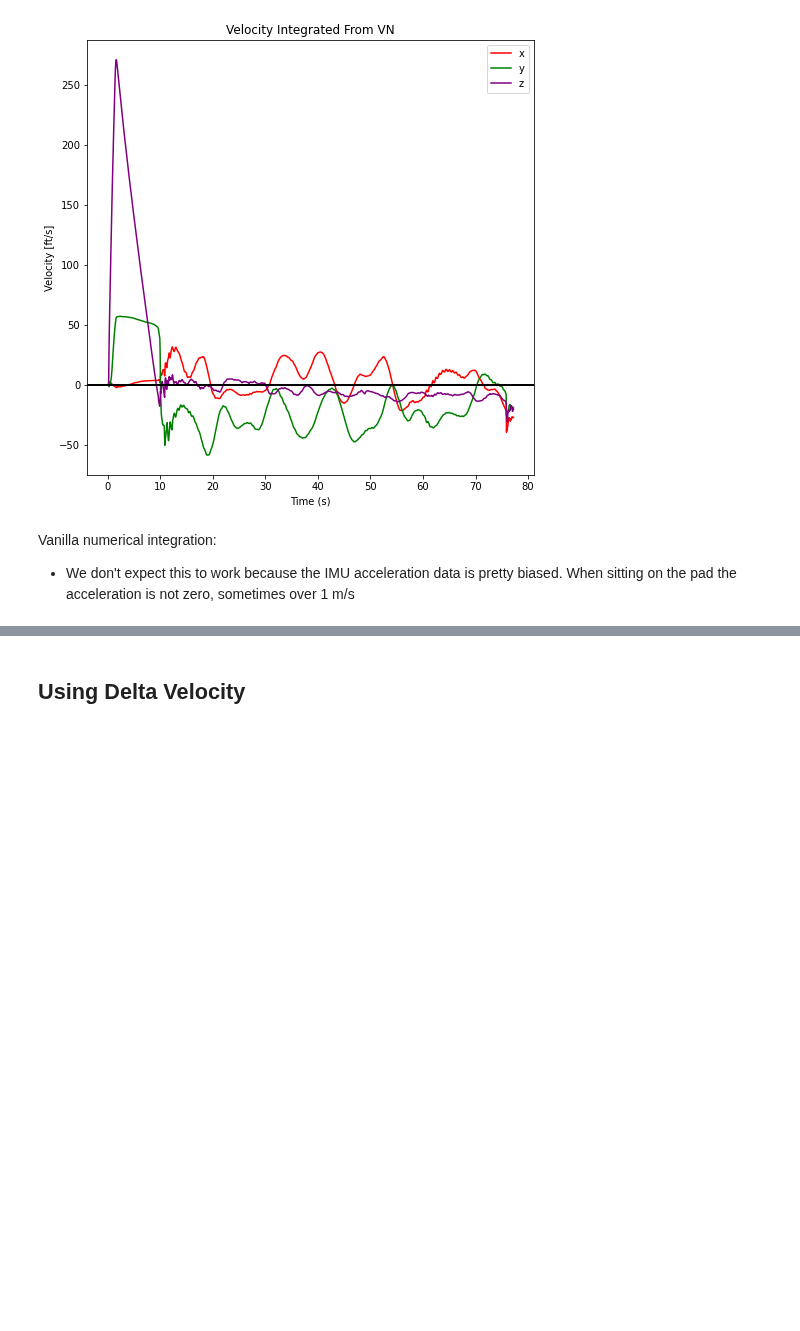
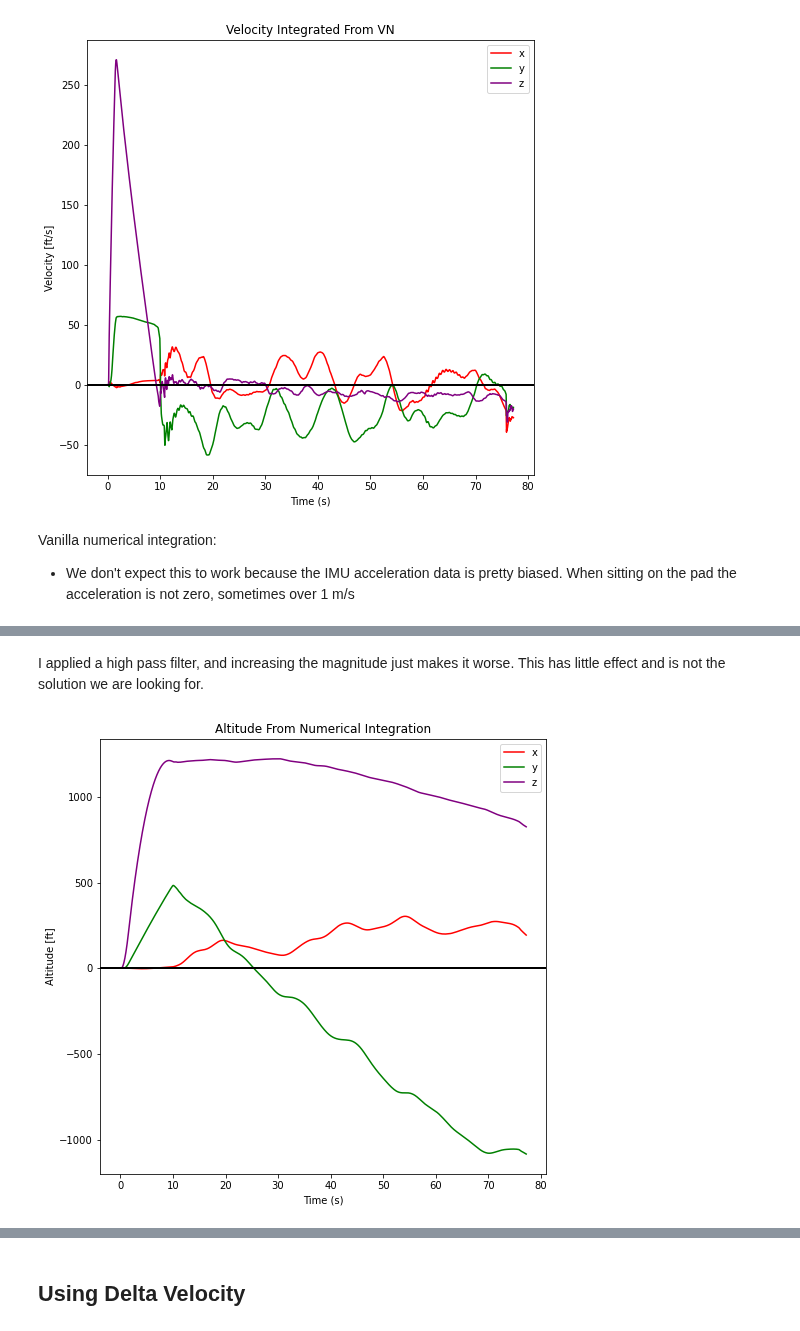
Before and after one commit to VADL-2022/IMU_VV, a Jupyter notebook: 03_Path_Recon/Subscale2_Reconstruction.ipynb, the cells around one changed output, grey strips where cells are left out. Saved outputs shown, nothing was run; the diff lists cells and outputs as text; code cells hidden in the pictures; blank space fills up the shorter version.

```diff
--- a/03_Path_Recon/Subscale2_Reconstruction.ipynb
+++ b/03_Path_Recon/Subscale2_Reconstruction.ipynb
@@ -132,0 +113,34 @@ plt.show()
+# %% [markdown]
+I applied a high pass filter, and increasing the magnitude just makes it worse.  This has little effect and is not the solution we are looking for.
+# %%
+# Grab the original data
+ax_vn = df['LinearAccelNed X'] * ft
+ay_vn = df['LinearAccelNed Y'] * ft
+az_vn = df['LinearAccelNed Z'] * -ft
+
+# Do some filtering
+hpf_threshold = 1
+hpfx = [val if abs(val) > hpf_threshold else 0 for val in ax_vn]
+hpfy = [val if abs(val) > hpf_threshold else 0 for val in ay_vn]
+hpfz = [val if abs(val) > hpf_threshold else 0 for val in az_vn]
+
+# Pass in the new data
+accel_xyz = [hpfx, hpfy, hpfz]
+v_vec, x_vec = hf.numerical_int(accel_xyz, tdata)
+
+# Plot the results
+vx_vn, vy_vn, vz_vn = v_vec[0], v_vec[1], v_vec[2]
+x_vn, y_vn, z_vn = x_vec[0], x_vec[1], x_vec[2]
+fig1 = plt.figure(1, figsize=(8,8))
+ax = plt.subplot(111)
+l2 = ax.plot(tdata, x_vn, color='red', label='x')
+l3 = ax.plot(tdata, y_vn, color='green', label='y')
+l4 = ax.plot(tdata, z_vn, color='purple', label='z')
+l5 = plt.axhline(y=0, color='black', linewidth=2)
+ax.set_title("Altitude From Numerical Integration")
+ax.set_xlabel('Time (s)')
+ax.set_ylabel("Altitude [ft]")
+ax.legend()
+plt.show()
+# %% [output]
+[figure, added]
```
Also changed, not shown: parts of 17 cells of this notebook, 2 other files.
